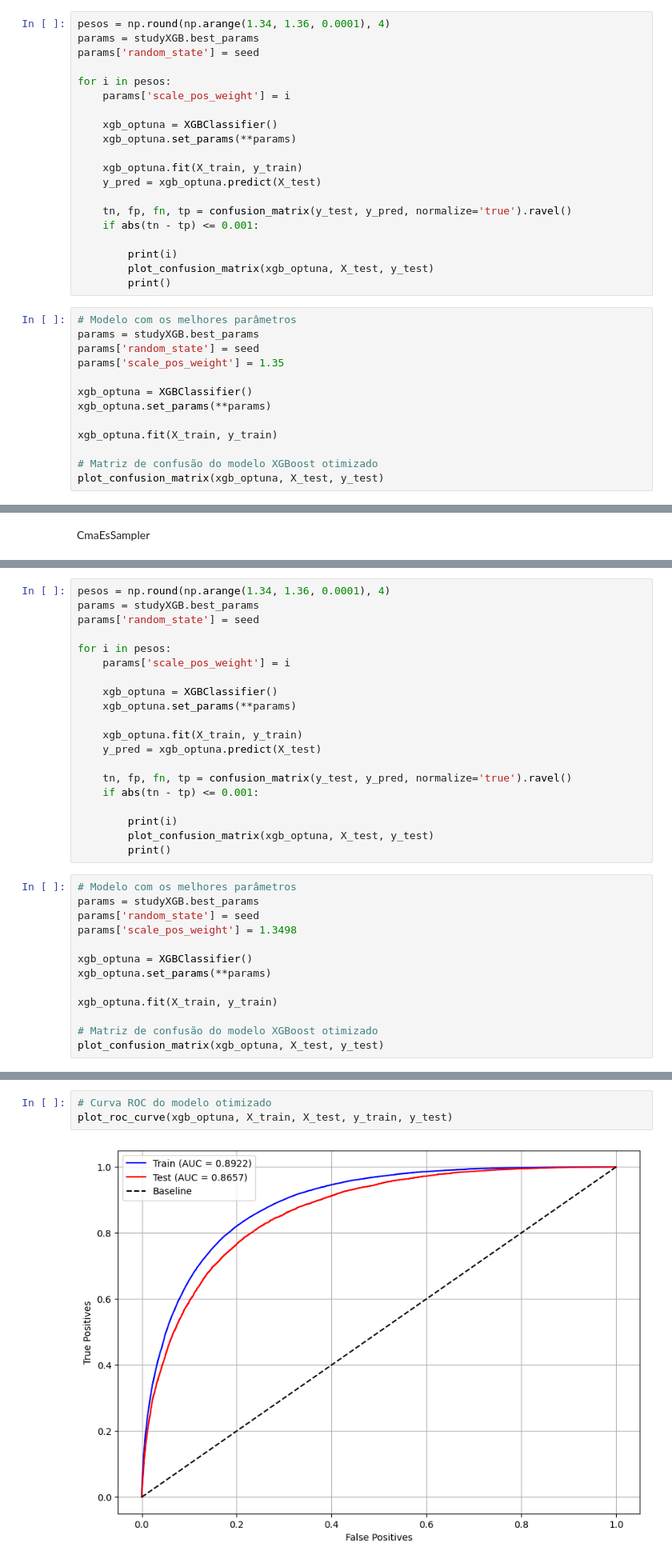
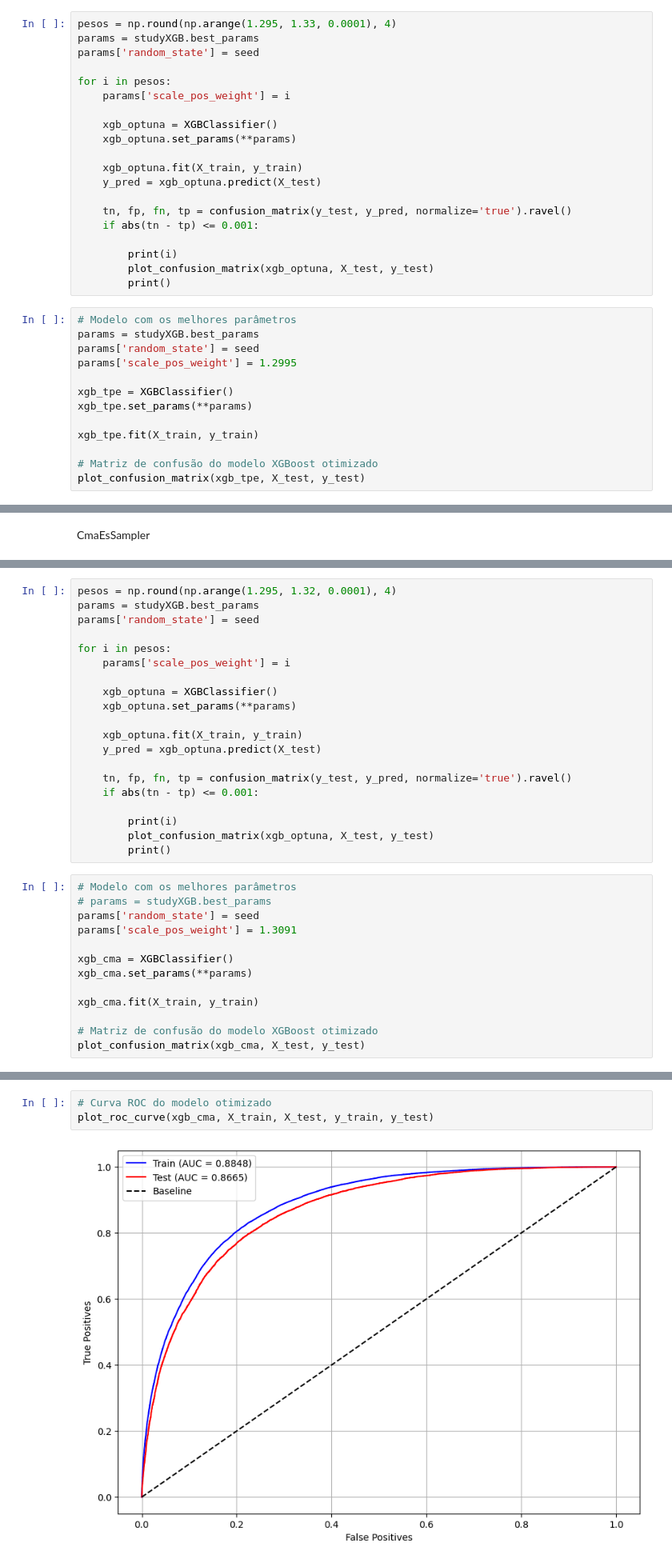
Before and after one commit to Lucas-Buk/cancer_cross_prediction, a Jupyter notebook: Sobrevida 3 anos/[Juntos] Sistema Digestório.ipynb, the cells around one changed output, grey strips where cells are left out. Shown at 80% size. Cells and saved outputs as stored; diff of their text form.

```diff
--- a/Sobrevida 3 anos/[Juntos] Sistema Digestório.ipynb
+++ b/Sobrevida 3 anos/[Juntos] Sistema Digestório.ipynb
@@ -258,5 +265,5 @@ studyXGB.best_params
 # %%
-pesos = np.round(np.arange(1.34, 1.36, 0.0001), 4)
+pesos = np.round(np.arange(1.295, 1.33, 0.0001), 4)
 params = studyXGB.best_params
 params['random_state'] = seed
 
@@ -279,15 +286,15 @@ for i in pesos:
 # Modelo com os melhores parâmetros
 params = studyXGB.best_params
 params['random_state'] = seed
-params['scale_pos_weight'] = 1.35
+params['scale_pos_weight'] = 1.2995
 
-xgb_optuna = XGBClassifier()
-xgb_optuna.set_params(**params)
+xgb_tpe = XGBClassifier()
+xgb_tpe.set_params(**params)
 
-xgb_optuna.fit(X_train, y_train)
+xgb_tpe.fit(X_train, y_train)
 
 # Matriz de confusão do modelo XGBoost otimizado
-plot_confusion_matrix(xgb_optuna, X_test, y_test)
+plot_confusion_matrix(xgb_tpe, X_test, y_test)
 # %% [output]
 [figure]
               precision    recall  f1-score   support
@@ -322,5 +329,5 @@ studyXGB.best_params
 # %%
-pesos = np.round(np.arange(1.34, 1.36, 0.0001), 4)
+pesos = np.round(np.arange(1.295, 1.32, 0.0001), 4)
 params = studyXGB.best_params
 params['random_state'] = seed
 
@@ -341,17 +348,17 @@ for i in pesos:
         print()
 # %%
 # Modelo com os melhores parâmetros
-params = studyXGB.best_params
+# params = studyXGB.best_params
 params['random_state'] = seed
-params['scale_pos_weight'] = 1.3498
+params['scale_pos_weight'] = 1.3091
 
-xgb_optuna = XGBClassifier()
-xgb_optuna.set_params(**params)
+xgb_cma = XGBClassifier()
+xgb_cma.set_params(**params)
 
-xgb_optuna.fit(X_train, y_train)
+xgb_cma.fit(X_train, y_train)
 
 # Matriz de confusão do modelo XGBoost otimizado
-plot_confusion_matrix(xgb_optuna, X_test, y_test)
+plot_confusion_matrix(xgb_cma, X_test, y_test)
 # %% [output]
 [figure]
               precision    recall  f1-score   support
@@ -365,7 +372,7 @@ weighted avg     0.7905    0.7850    0.7864     31922
 # %%
 # Curva ROC do modelo otimizado
-plot_roc_curve(xgb_optuna, X_train, X_test, y_train, y_test)
+plot_roc_curve(xgb_cma, X_train, X_test, y_train, y_test)
 # %% [output]
-[figure, old version]
+[figure, new version]
 # %% [markdown]
 **Modelo Otimizado**
```
Also changed, not shown: parts of 145 cells of this notebook, 5 other files.
